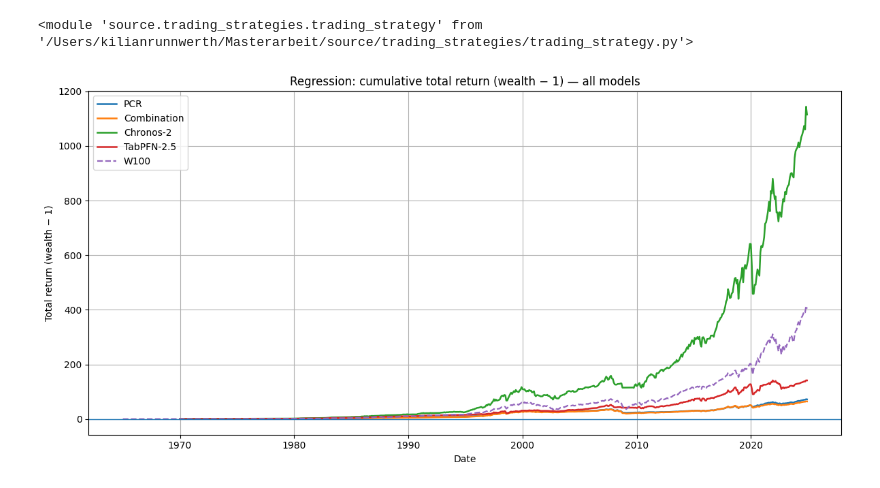
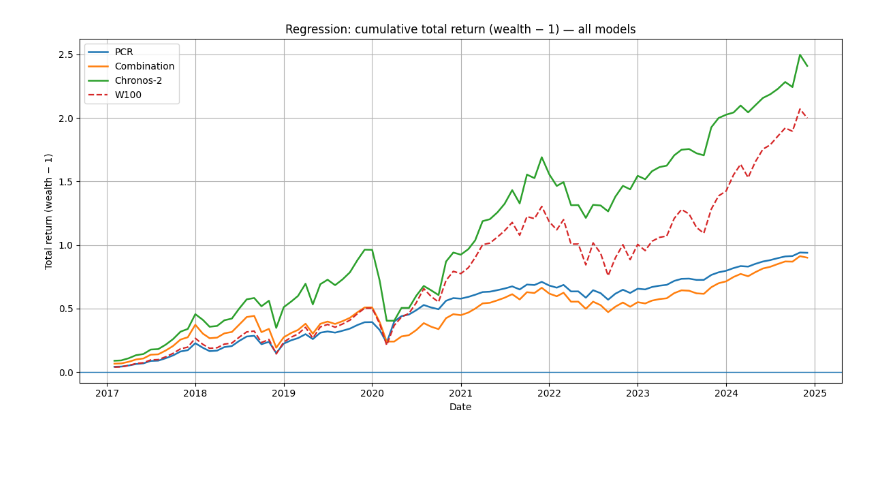
Before and after one commit to KiliTili/Masterarbeit, a Jupyter notebook: Notebooks/Trading_strategies/EP_trading_strategies.ipynb, the cells around one changed output. Cells and saved outputs as stored; diff of their text form; code cells hidden in the pictures; blank space fills up the shorter version.

Commit message:
Plots trading strategy

```diff
--- a/Notebooks/Trading_strategies/EP_trading_strategies.ipynb
+++ b/Notebooks/Trading_strategies/EP_trading_strategies.ipynb
@@ -7,7 +7,7 @@ sys.path.insert(0, os.path.abspath('../..'))
 import source.data_handling.data_preparation as dp
 import source.trading_strategies.trading_strategy as tsh
 import source.plot_functions.plots_trading_strategies as plot_ts
-uselog= False
+uselog= True
 data = dp.prepare_data(uselog=uselog)
 data = data[data.index >= '1927-01-01']
 # %%
@@ -70,27 +68,21 @@ TypeError: compare_strategies() got an unexpected keyword argument 'uselog'
-# %%
-from importlib import reload
-reload(plot_ts)
-reload(tsh)
-# %% [output]
-<module 'source.trading_strategies.trading_strategy' from '/Users/kilianrunnwerth/Masterarbeit/source/trading_strategies/trading_strategy.py'>
 # %%
 model_pred_cols = {
-    "PCR": "y_pred_pcr_without_lookahead_ar",
-    "Combination": "y_pred_combination_completed",
-    "Chronos-2": "y_pred_chronos2_without_lookahead",
-    "TabPFN-2.5": "y_pred_tabpfn_without_lookahead_ar",
+    "PCR": "y_pred_pcr_without_lookahead_ar_2017",
+    "Combination": "y_pred_combination_without_2017",
+    "Chronos-2": "y_pred_chronos2_without_lookahead_2017",
+    #"TabPFN-2.5": "y_pred_tabpfn_without_lookahead_ar",
 }
 
 plot_ts.plot_regression_timing_total_return_models(
     df[df.index >= "1965-01-01"],
     model_pred_cols=model_pred_cols,
     target_col="equity_premium",
     rf_col="Rfree",
     uselog=uselog,
     gamma=5.0,
     vol_window=60,
     baselines=["100"],   # choose any subset
     title="Regression: cumulative total return (wealth − 1) — all models",
 )
 # %% [output]
-[figure, old version]
+[figure, new version]
```
Also changed, not shown: parts of 3 cells of this notebook, 4 other files.
